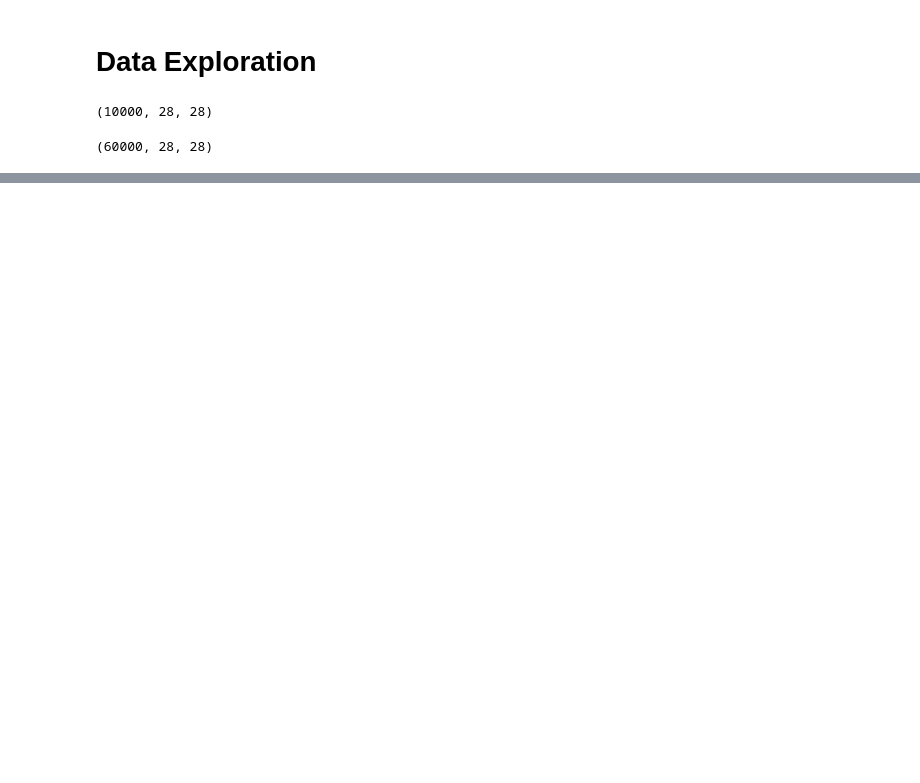
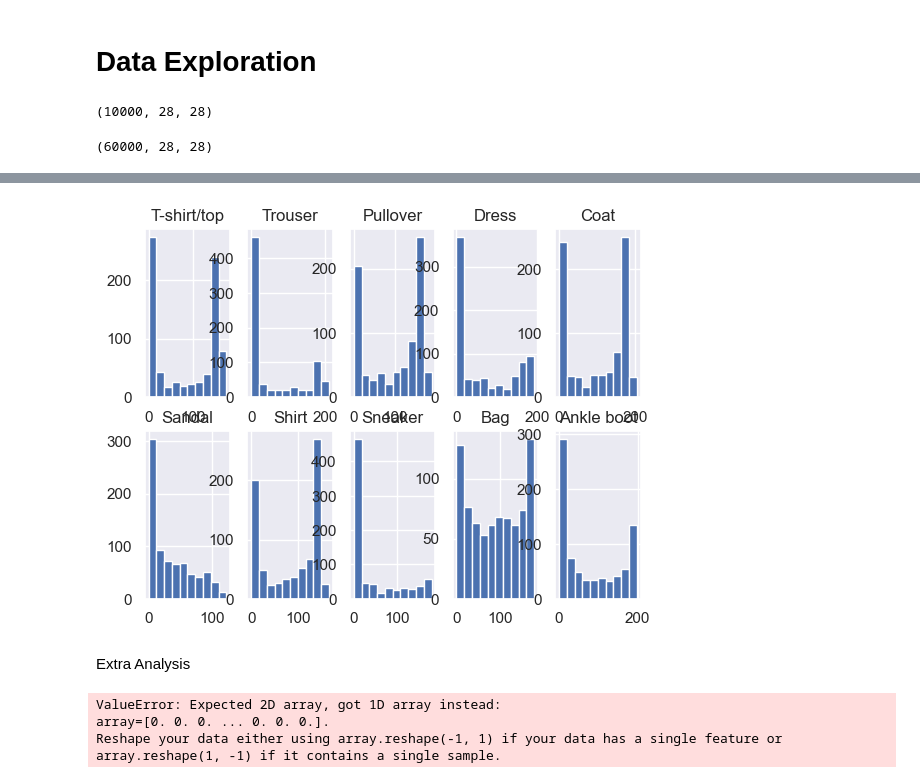
Before and after one commit to GonzaLinares/TP1_RN, a Jupyter notebook: FashionMNIST/main.ipynb, the cells around one changed output, grey strips where cells are left out. Drawn from its saved outputs; the diff is of its cells as text; code cells hidden in the pictures; blank space fills up the shorter version.

Commit message:
added some extra analysis

```diff
--- a/FashionMNIST/main.ipynb
+++ b/FashionMNIST/main.ipynb
@@ -38,0 +48,11 @@ TypeError: Invalid shape (10, 28, 28) for image data
+# %%
+fig, axs = plt.subplots(2, 5)
+for i in range(2):
+    for j in range(5):
+        axs[i][j].set_title(label[5*i+j])
+        lst = meanImg[5*i+j].flatten()
+        axs[i][j].hist(lst)
+# %% [output]
+[figure, added]
+# %% [markdown]
+Extra Analysis
@@ -38,0 +63,8 @@ TypeError: Invalid shape (10, 28, 28) for image data
+# %%
+import umap
+
+embedding = umap.UMAP().fit_transform(data, y=target)
+# %% [output]
+ValueError: Expected 2D array, got 1D array instead:
+array=[0. 0. 0. ... 0. 0. 0.].
+Reshape your data either using array.reshape(-1, 1) if your data has a single feature or array.reshape(1, -1) if it contains a single sample.
```
Also changed, not shown: parts of 18 cells of this notebook.
